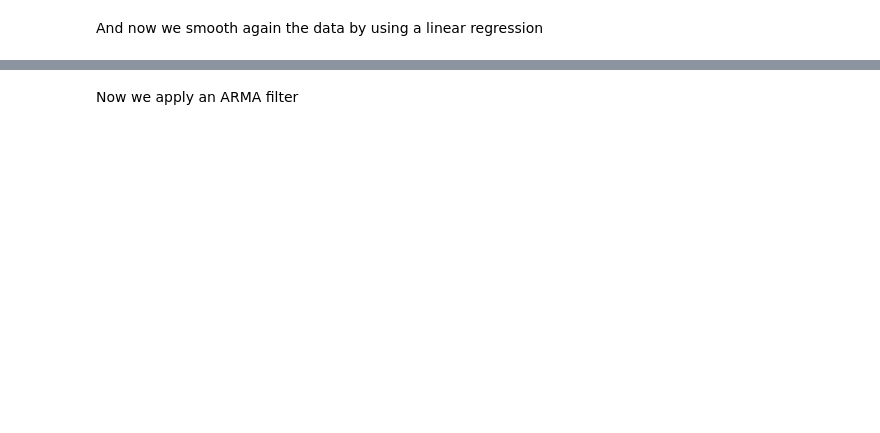
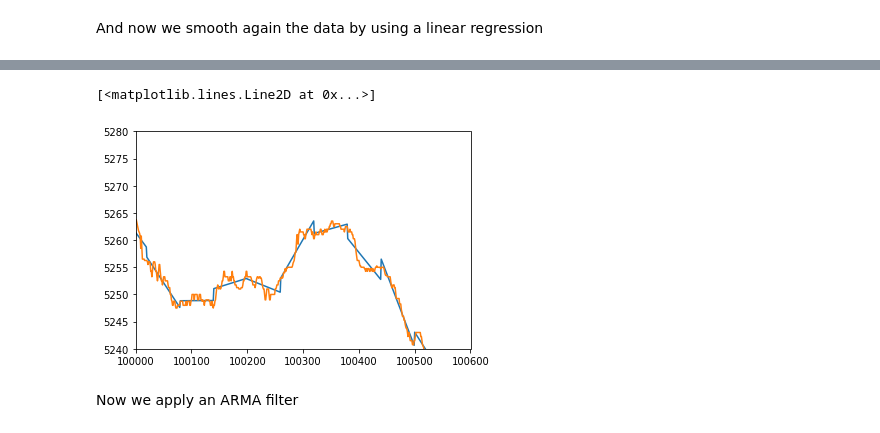
Before and after one commit to TallerIII-SIC/taller3-sic, a Jupyter notebook: src/times_to_arma_phi.ipynb, the cells around one changed output, grey strips where cells are left out. Saved outputs shown, nothing was run; the diff lists cells and outputs as text; code cells hidden in the pictures; blank space fills up the shorter version.

```diff
--- a/src/times_to_arma_phi.ipynb
+++ b/src/times_to_arma_phi.ipynb
@@ -105,3 +114,12 @@ Finished Phi lin reg 60 (5.466s)
+# %%
+plt.xlim((100000, 100600))
+plt.ylim((5240, 5280))
+plt.plot(phi_lin)
+plt.plot(phi_med_600)
+#plt.plot(phi_est)
+# %% [output]
+[<matplotlib.lines.Line2D at 0x...>]
+[figure, added]
 # %% [markdown]
 Now we apply an ARMA filter
 # %%
```
Also changed, not shown: parts of 10 cells of this notebook, 2 other files.
